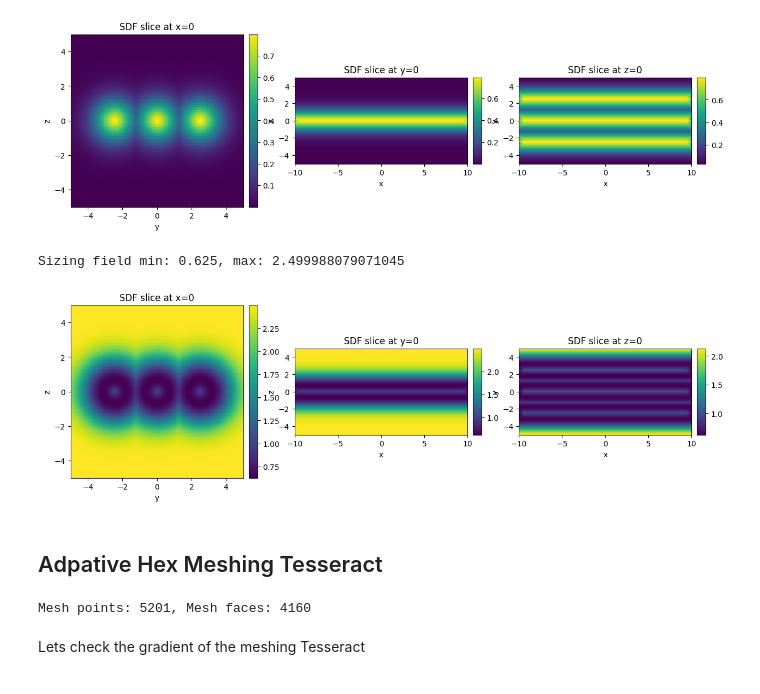
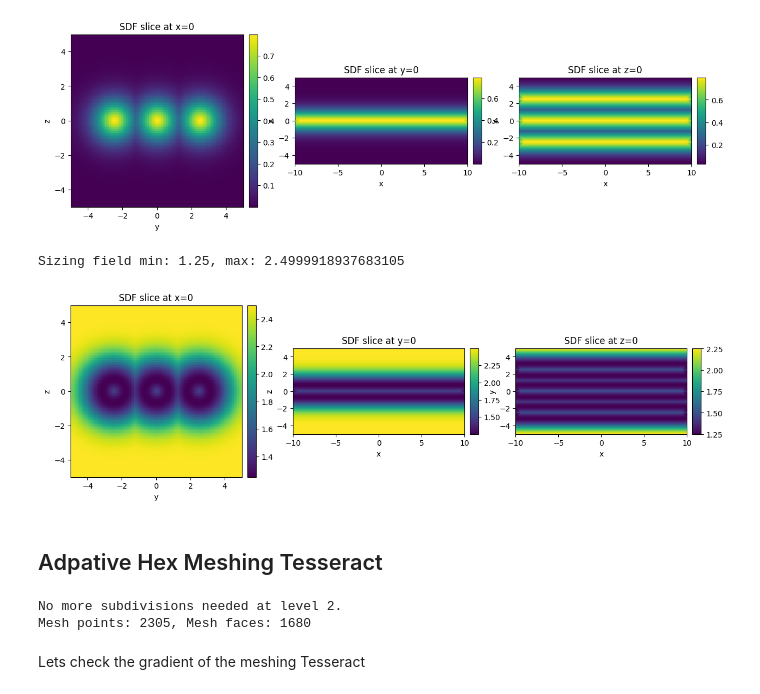
Before and after one commit to pasteurlabs/tesseract-jax, a Jupyter notebook: examples/ansys/optim_bars.ipynb, the cells around one changed output. Cells and saved outputs as stored; diff of their text form; code cells hidden in the pictures.

```diff
--- a/examples/ansys/optim_bars.ipynb
+++ b/examples/ansys/optim_bars.ipynb
@@ -66,8 +66,6 @@ for chain in range(n_chains):
 
 initial_params = initial_params.flatten()
 
-print(initial_params)
-
 normalization_factors = jnp.ones_like(initial_params, dtype=jnp.float32)
 normalization_bias = jnp.zeros_like(initial_params, dtype=jnp.float32)
 
@@ -85,6 +83,8 @@ design_inputs = {
     "max_faces": 4000,
     "normalization_factors": normalization_factors,
     "normalization_bias": normalization_bias,
+    "normalize_jacobian": False,
+    "precompute_jacobian": False,
 }
 
 design_out = design_tess.apply(
@@ -337,34 +333,37 @@ rho min: 6.239625508897007e-05, rho max: 0.7989268898963928
 # %%
 def sizing_field(
     sdf: jnp.ndarray, min_size: float = 0.1, max_size: float = 1.0, scale: float = 2.0
 ) -> jnp.ndarray:
     """Generate a sizing field from the signed distance function.
 
     The field is low (size = min_size) near the structure (sdf=0) and high (size = max_size) far from it.
 
     Args:
         sdf: Signed distance function values.
         min_size: Minimum element size near the structure.
         max_size: Maximum element size far from the structure.
         scale: Controls the transition steepness.
 
     Returns:
         Sizing field values.
     """
 
     def gauss(x: jnp.ndarray, mu: float, sigma: float) -> jnp.ndarray:
         return jnp.exp(-0.5 * ((x - mu) / sigma) ** 2)
 
     normalized_sdf = 1 - gauss(sdf, 0.0, 1.0 / scale)
     return min_size + (max_size - min_size) * normalized_sdf
 
 
-sizing = sizing_field(sdf, min_size=Lx / 32, max_size=Lx / 8, scale=1.0)
+sizing_min = Lx / 16
+sizing_max = Lx / 8
+sizing_scale = 1.0
+sizing = sizing_field(sdf, min_size=sizing_min, max_size=sizing_max, scale=sizing_scale)
 plot_grid(sizing, Lx, Ly, Lz, Nx, Ny, Nz)
 print(f"Sizing field min: {sizing.min()}, max: {sizing.max()}")
 # %% [output]
-Sizing field min: 0.625, max: 2.499988079071045
+Sizing field min: 1.25, max: 2.4999918937683105
-[figure, old version]
+[figure, new version]
 # %% [markdown]
 ## Adpative Hex Meshing Tesseract
 # %%
@@ -377,9 +376,9 @@ mesher_out = apply_tesseract(
         "sizing_field": sizing,  # jnp.ones_like(sdf) * (Lx / 10),
         # "sizing_field": jnp.ones_like(sdf) * (Lx / 10),
         "field_values": rho,
-        "max_subdivision_levels": 5,
-        "max_points": 7000,
-        "max_cells": 7000,
+        "max_subdivision_levels": 3,
+        "max_points": 40000,
+        "max_cells": 40000,
     },
 )
 print(
@@ -390,7 +389,8 @@ hex_cells = mesher_out["mesh"]["faces"][: mesher_out["mesh"]["n_faces"]]
 
 adaptive_mesh = mesher_out["mesh"]
 # %% [output]
-Mesh points: 5201, Mesh faces: 4160
+No more subdivisions needed at level 2.
+Mesh points: 2305, Mesh faces: 1680
 # %% [markdown]
 Lets check the gradient of the meshing Tesseract
 # %%
```
Also changed, not shown: parts of 23 cells of this notebook, 8 other files.
